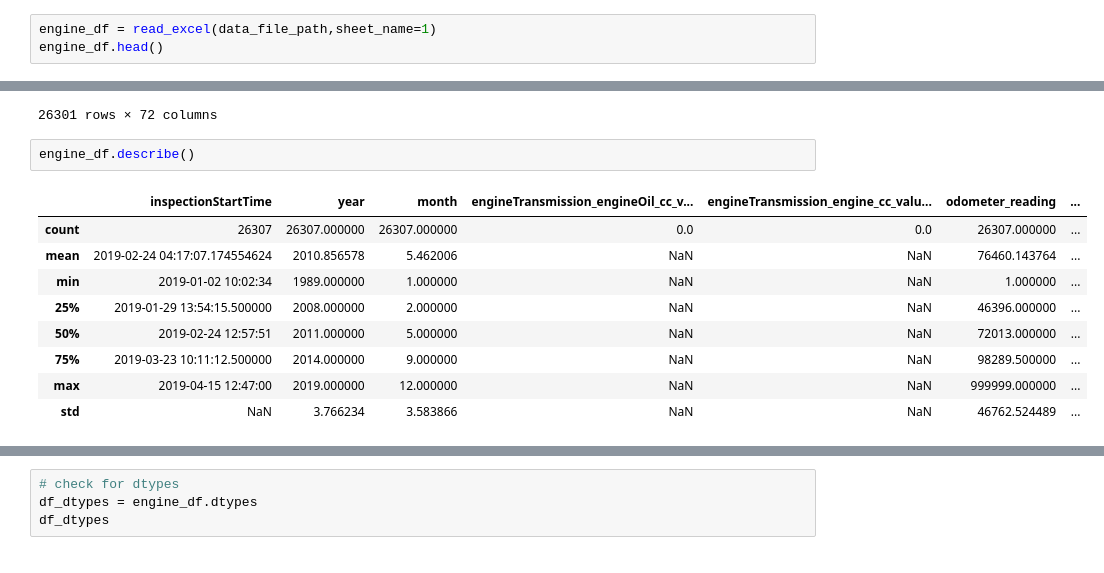
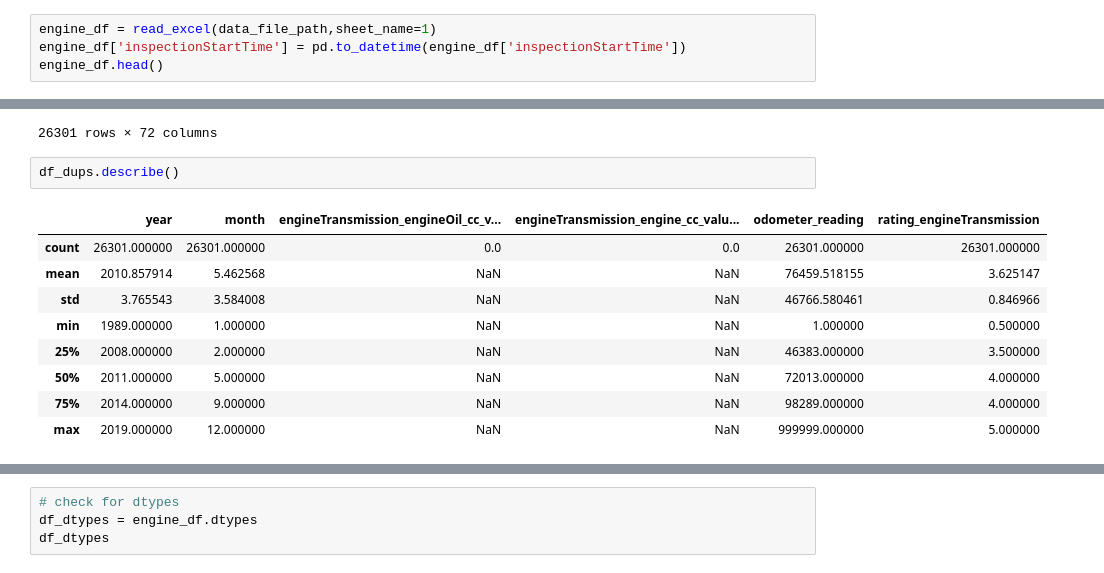
Before and after one commit to indhra/ML_Learnings, a Jupyter notebook: cars24/assignment_1.ipynb, the cells around one changed output, grey strips where cells are left out. Drawn from its saved outputs; the diff is of its cells as text.

```diff
--- a/cars24/assignment_1.ipynb
+++ b/cars24/assignment_1.ipynb
@@ -19,4 +28,5 @@ meta_data_df.head()
 | 4 | engineTransmission_battery_value | condition ok: yes\nelse : no | Independent |
 # %%
 engine_df = read_excel(data_file_path,sheet_name=1)
+engine_df['inspectionStartTime'] = pd.to_datetime(engine_df['inspectionStartTime'])
 engine_df.head()
@@ -43,14 +91,14 @@ df_dups.reset_index()
 | 26300 | 26306 | 2015 | 11 | Yes | NaN | NaN | ... |
 26301 rows × 72 columns
 # %%
-engine_df.describe()
+df_dups.describe()
 # %% [output]
-|  | inspectionStartTime | year | month | engineTransmission_engineOil_cc_v... | engineTransmission_engine_cc_valu... | odometer_reading | ... |
-| count | 26307 | 26307.000000 | 26307.000000 | 0.0 | 0.0 | 26307.000000 | ... |
-| mean | 2019-02-24 04:17:07.174554624 | 2010.856578 | 5.462006 | NaN | NaN | 76460.143764 | ... |
-| min | 2019-01-02 10:02:34 | 1989.000000 | 1.000000 | NaN | NaN | 1.000000 | ... |
-| 25% | 2019-01-29 13:54:15.500000 | 2008.000000 | 2.000000 | NaN | NaN | 46396.000000 | ... |
-| 50% | 2019-02-24 12:57:51 | 2011.000000 | 5.000000 | NaN | NaN | 72013.000000 | ... |
-| 75% | 2019-03-23 10:11:12.500000 | 2014.000000 | 9.000000 | NaN | NaN | 98289.500000 | ... |
-| max | 2019-04-15 12:47:00 | 2019.000000 | 12.000000 | NaN | NaN | 999999.000000 | ... |
-| std | NaN | 3.766234 | 3.583866 | NaN | NaN | 46762.524489 | ... |
+|  | year | month | engineTransmission_engineOil_cc_v... | engineTransmission_engine_cc_valu... | odometer_reading | rating_engineTransmission |
+| count | 26301.000000 | 26301.000000 | 0.0 | 0.0 | 26301.000000 | 26301.000000 |
+| mean | 2010.857914 | 5.462568 | NaN | NaN | 76459.518155 | 3.625147 |
+| std | 3.765543 | 3.584008 | NaN | NaN | 46766.580461 | 0.846966 |
+| min | 1989.000000 | 1.000000 | NaN | NaN | 1.000000 | 0.500000 |
+| 25% | 2008.000000 | 2.000000 | NaN | NaN | 46383.000000 | 3.500000 |
+| 50% | 2011.000000 | 5.000000 | NaN | NaN | 72013.000000 | 4.000000 |
+| 75% | 2014.000000 | 9.000000 | NaN | NaN | 98289.000000 | 4.000000 |
+| max | 2019.000000 | 12.000000 | NaN | NaN | 999999.000000 | 5.000000 |
```
Also changed, not shown: parts of 33 cells of this notebook, 1 other file.
